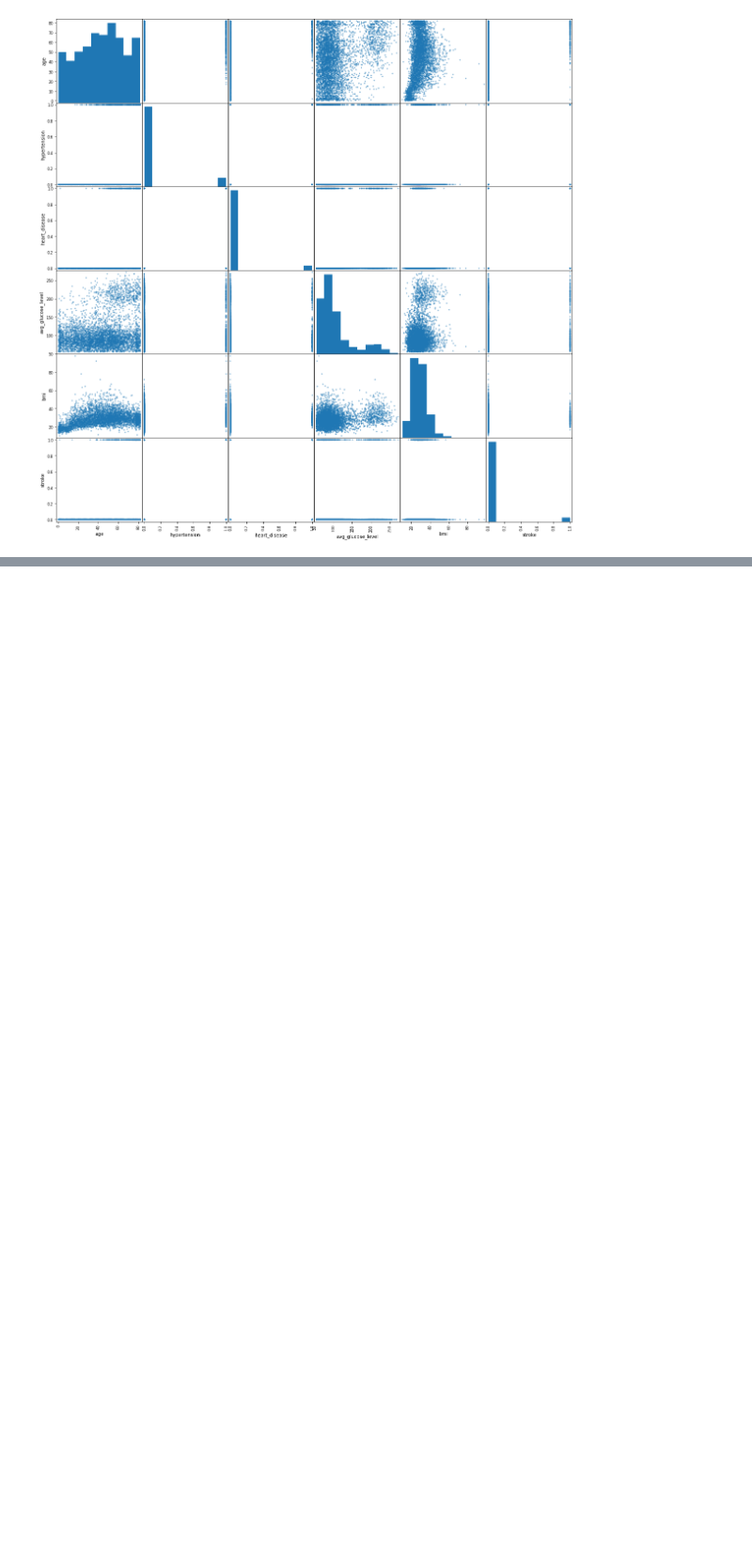
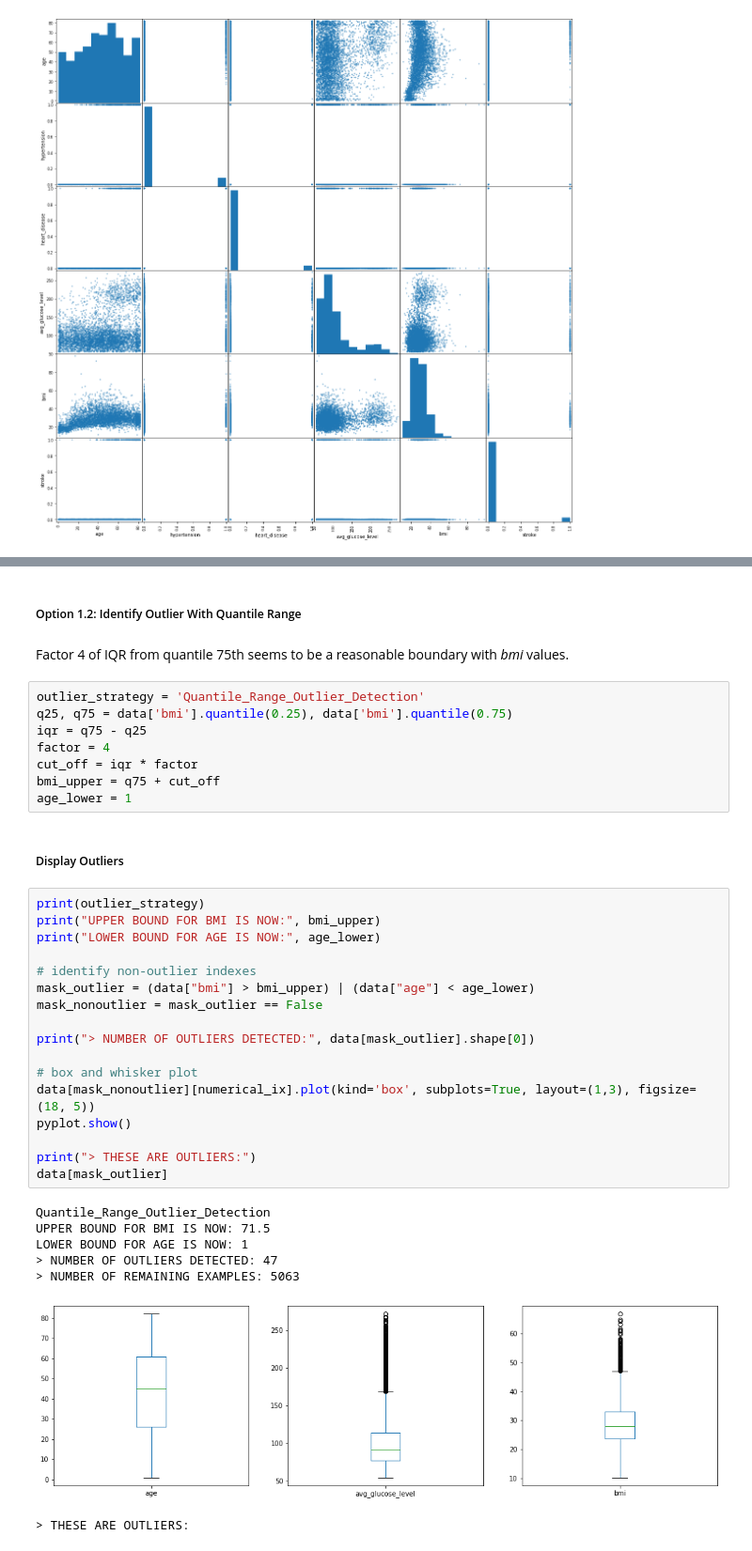
Before and after one commit to LapTQ/IT31903_123220_Group18_Stroke-prediction, a Jupyter notebook: analyze_data.ipynb, the cells around one changed output, grey strips where cells are left out. Shown: that part at 94% size. Saved outputs shown, nothing was run; the diff lists cells and outputs as text; blank space fills up the shorter version.

```diff
--- a/analyze_data.ipynb
+++ b/analyze_data.ipynb
@@ -236,0 +305,39 @@ report = classification_report(Y_test, predicted)
+# %% [markdown]
+##### Option 1.2: Identify Outlier With Quantile Range
+# %% [markdown]
+Factor 4 of IQR from quantile 75th seems to be a reasonable boundary with *bmi* values.
+# %%
+outlier_strategy = 'Quantile_Range_Outlier_Detection'
+q25, q75 = data['bmi'].quantile(0.25), data['bmi'].quantile(0.75)
+iqr = q75 - q25
+factor = 4
+cut_off = iqr * factor
+bmi_upper = q75 + cut_off
+age_lower = 1
+# %% [markdown]
+##### Display Outliers
+# %%
+print(outlier_strategy)
+print("UPPER BOUND FOR BMI IS NOW:", bmi_upper)
+print("LOWER BOUND FOR AGE IS NOW:", age_lower)
+
+# identify non-outlier indexes
+mask_outlier = (data["bmi"] > bmi_upper) | (data["age"] < age_lower)
+mask_nonoutlier = mask_outlier == False
+
+print("> NUMBER OF OUTLIERS DETECTED:", data[mask_outlier].shape[0])
+
+# box and whisker plot
+data[mask_nonoutlier][numerical_ix].plot(kind='box', subplots=True, layout=(1,3), figsize=(18, 5))
+pyplot.show()
+
+print("> THESE ARE OUTLIERS:")
+data[mask_outlier]
+# %% [output]
+Quantile_Range_Outlier_Detection
+UPPER BOUND FOR BMI IS NOW: 71.5
+LOWER BOUND FOR AGE IS NOW: 1
+> NUMBER OF OUTLIERS DETECTED: 47
+> NUMBER OF REMAINING EXAMPLES: 5063
+[figure, added]
+> THESE ARE OUTLIERS:
```
Also changed, not shown: parts of 94 cells of this notebook, 1 other file.
